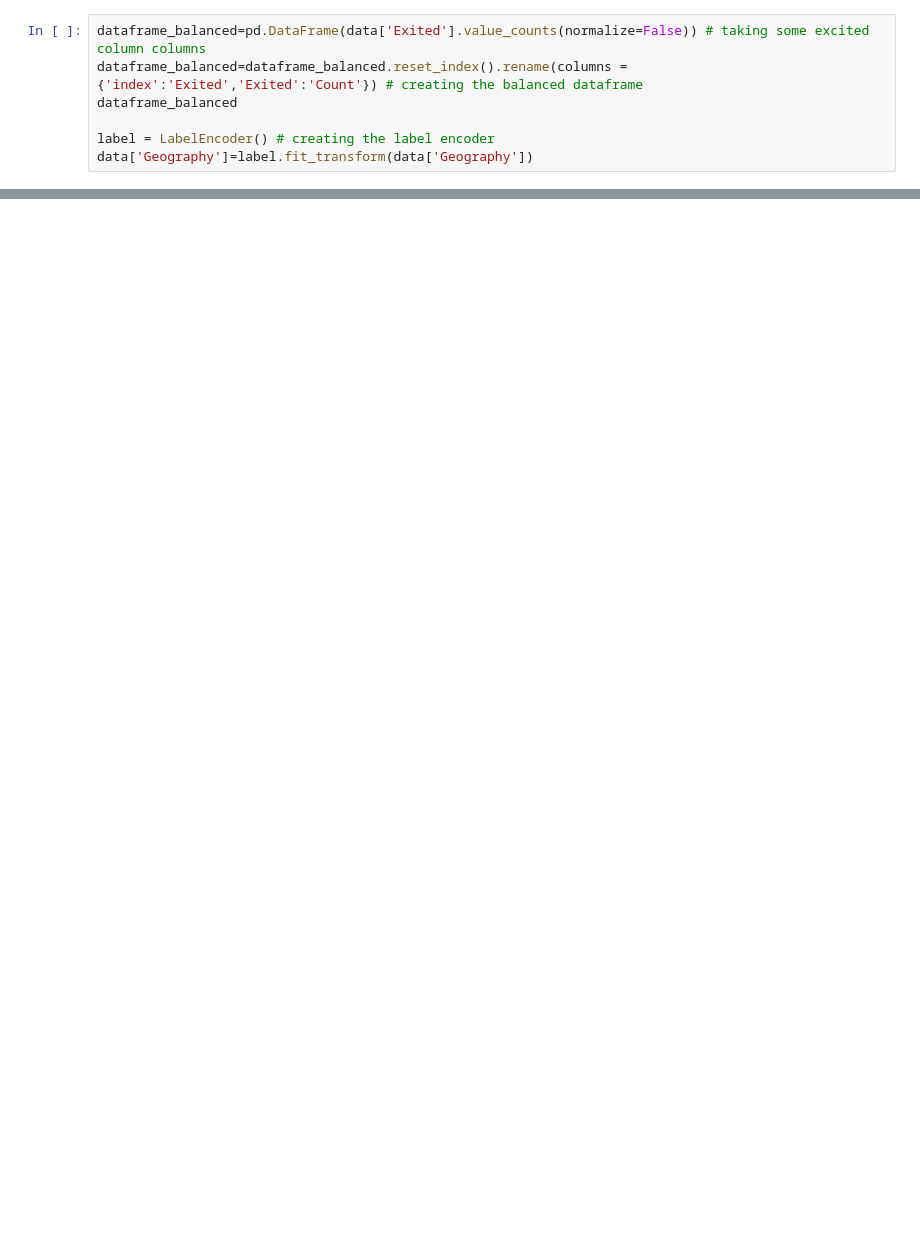
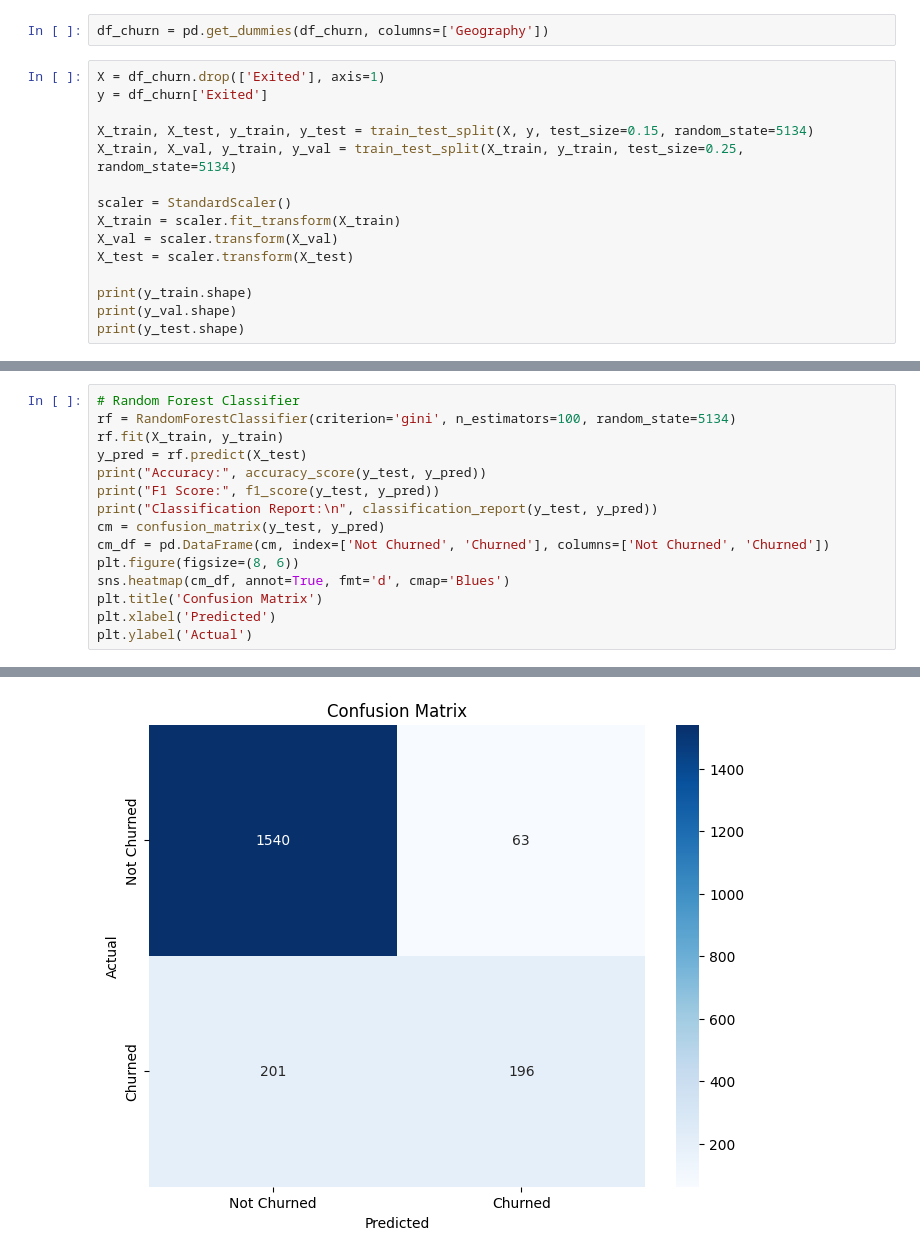
Before and after one commit to Haloyuyu/Customer-Churn-Prediction, a Jupyter notebook: churn_pred.ipynb, the cells around one changed output, grey strips where cells are left out. Cells and saved outputs as stored; diff of their text form; blank space fills up the shorter version.

Commit message:
RFC, XGB and NN Classifier with Early Stopping implementation

```diff
--- a/churn_pred.ipynb
+++ b/churn_pred.ipynb
@@ -70,7 +163,17 @@ dataframe_palette
+# %%
+df_churn = pd.get_dummies(df_churn, columns=['Geography'])
 # %%
-dataframe_balanced=pd.DataFrame(data['Exited'].value_counts(normalize=False)) # taking some excited column columns
-dataframe_balanced=dataframe_balanced.reset_index().rename(columns = {'index':'Exited','Exited':'Count'}) # creating the balanced dataframe
-dataframe_balanced
+X = df_churn.drop(['Exited'], axis=1)
+y = df_churn['Exited']
 
-label = LabelEncoder() # creating the label encoder
-data['Geography']=label.fit_transform(data['Geography'])
+X_train, X_test, y_train, y_test = train_test_split(X, y, test_size=0.15, random_state=5134)
+X_train, X_val, y_train, y_val = train_test_split(X_train, y_train, test_size=0.25, random_state=5134)
+
+scaler = StandardScaler()
+X_train = scaler.fit_transform(X_train)
+X_val = scaler.transform(X_val)
+X_test = scaler.transform(X_test)
+
+print(y_train.shape)
+print(y_val.shape)
+print(y_test.shape)
@@ -76,0 +188,16 @@ data['Geography']=label.fit_transform(data['Geography'])
+# %%
+# Random Forest Classifier
+rf = RandomForestClassifier(criterion='gini', n_estimators=100, random_state=5134)
+rf.fit(X_train, y_train)
+y_pred = rf.predict(X_test)
+print("Accuracy:", accuracy_score(y_test, y_pred))
+print("F1 Score:", f1_score(y_test, y_pred))
+print("Classification Report:\n", classification_report(y_test, y_pred))
+cm = confusion_matrix(y_test, y_pred)
+cm_df = pd.DataFrame(cm, index=['Not Churned', 'Churned'], columns=['Not Churned', 'Churned'])
+plt.figure(figsize=(8, 6))
+sns.heatmap(cm_df, annot=True, fmt='d', cmap='Blues')
+plt.title('Confusion Matrix')
+plt.xlabel('Predicted')
+plt.ylabel('Actual')
+# %% [output]
@@ -76,0 +216 @@ data['Geography']=label.fit_transform(data['Geography'])
+[figure, added]
```
Also changed, not shown: parts of 23 cells of this notebook, 1 other file.
